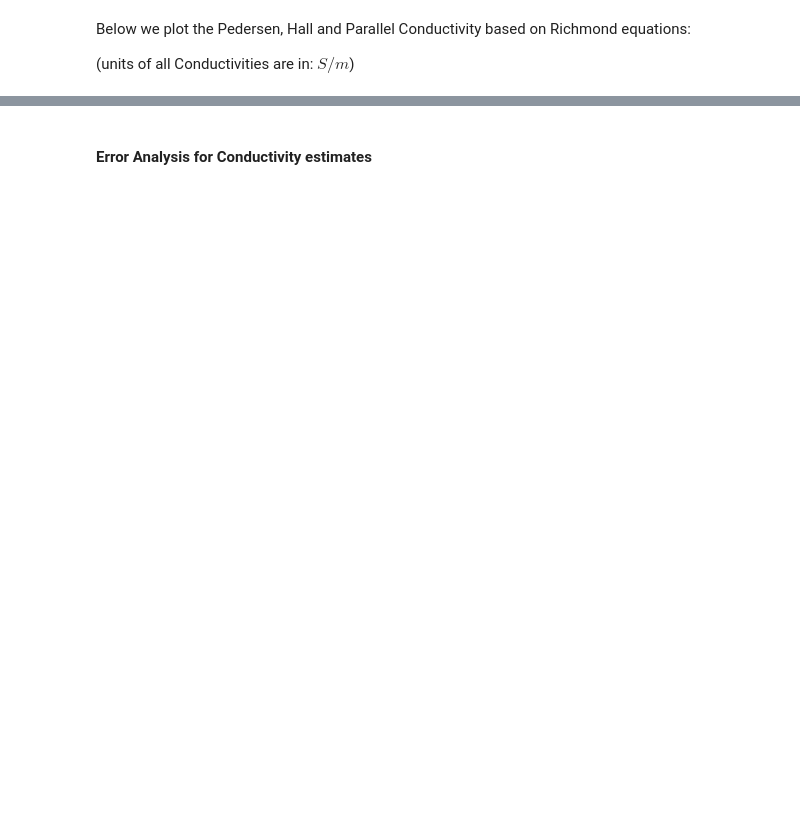
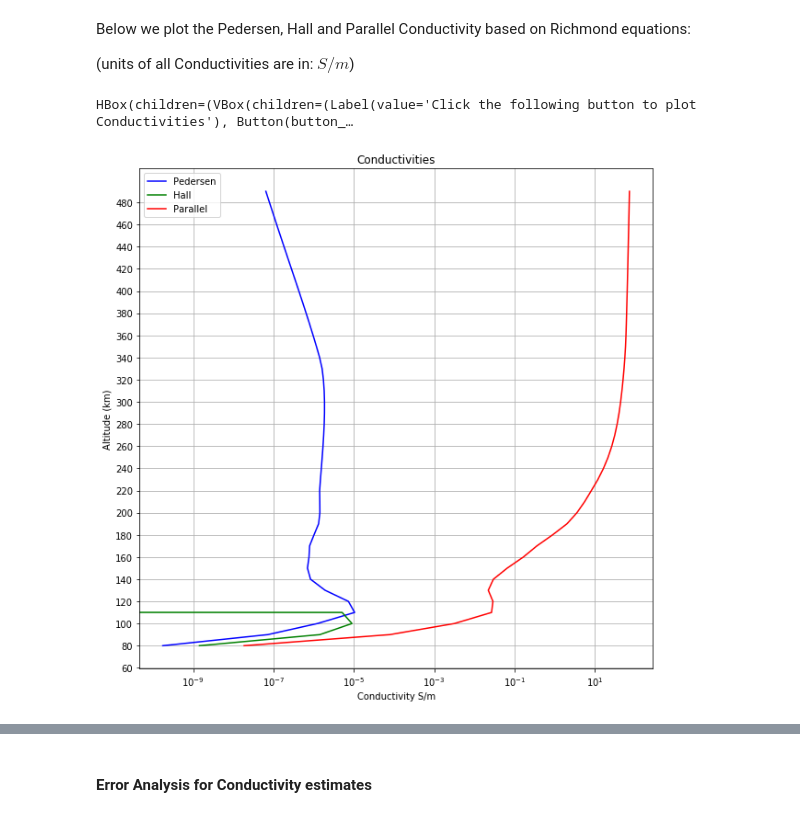
Before and after one commit to Xritsos/Dedaulus, a Jupyter notebook: DaedalusMAZE_ATBDs/DaedalusMAZE_ATBD_Conductivities_V2.ipynb, the cells around one changed output, grey strips where cells are left out. Cells and saved outputs as stored; diff of their text form; code cells hidden in the pictures; blank space fills up the shorter version.

Commit message:
change of plotting techniques

```diff
--- a/DaedalusMAZE_ATBDs/DaedalusMAZE_ATBD_Conductivities_V2.ipynb
+++ b/DaedalusMAZE_ATBDs/DaedalusMAZE_ATBD_Conductivities_V2.ipynb
@@ -662,0 +639,48 @@ display(box3)
+# %%
+# plotting
+def plotting_Conductivities(x):
+
+    #from here starts plotly
+    fig3 = go.Figure()
+    #adding the various plots
+    fig3.add_trace(go.Scatter(x=Pedersen, y=heights,name="Pedersen",mode='lines',marker=dict(color='blue')))
+    fig3.add_trace(go.Scatter(x=Hall, y=heights,name="Hall",mode='lines',marker=dict(color='green')))
+    fig3.add_trace(go.Scatter(x=Parallel, y=heights,name="Parallel",mode='lines',marker=dict(color='red')))
+
+
+    #updating the layout of the figure. All the parameters concerning graph are put here
+    fig3.update_layout(xaxis_type="log",xaxis_showexponent='all', xaxis_exponentformat = 'power',
+    yaxis_tick0 = 60,yaxis_dtick = 20,xaxis_title="Conductivity S/m",yaxis_title="Altitude (km)",width=750,height=750,
+    title={'text':'Conductivities','y':0.9,'x':0.5,'xanchor': 'center','yanchor': 'top'})
+    fig3.update_xaxes(showgrid=True, gridwidth=0.5, gridcolor='grey')
+    fig3.update_yaxes(showgrid=True, gridwidth=0.5, gridcolor='grey')
+    fig3.update_xaxes(showline=True, linewidth=2, linecolor='black', mirror=True)
+    fig3.update_yaxes(showline=True, linewidth=2, linecolor='black', mirror=True)
+    fig3.show()
+
+
+    #end of plotting densities
+
+plotC_button=widgets.Button(
+    value=False,
+    description='Plot_Conductivities',
+    disabled=False,
+    button_style='success', # 'success', 'info', 'warning', 'danger' or ''
+    tooltip='Press to Plot Conductivities',
+    icon='check',
+    layout=button_layout,
+    style=style,
+
+)
+label_Conductivities=widgets.Label(
+    value='Click the following button to plot Conductivities',
+
+)
+y5=widgets.VBox([label_Conductivities,plotC_button])
+
+plotC_button.on_click(plotting_Conductivities)
+box3=widgets.HBox([y5])
+display(box3)
+# %% [output]
+HBox(children=(VBox(children=(Label(value='Click the following button to plot Conductivities'), Button(button_…
+[figure, added]
```
Also changed, not shown: parts of 9 cells of this notebook.
